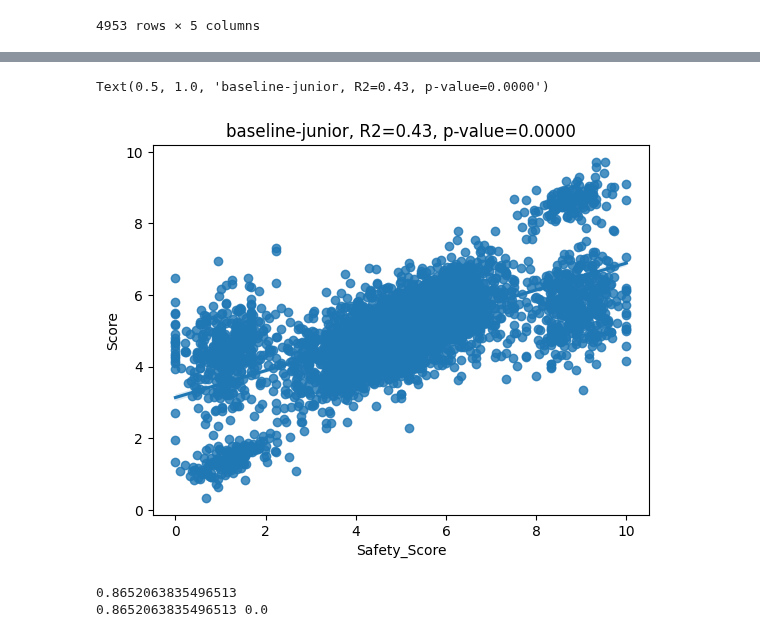
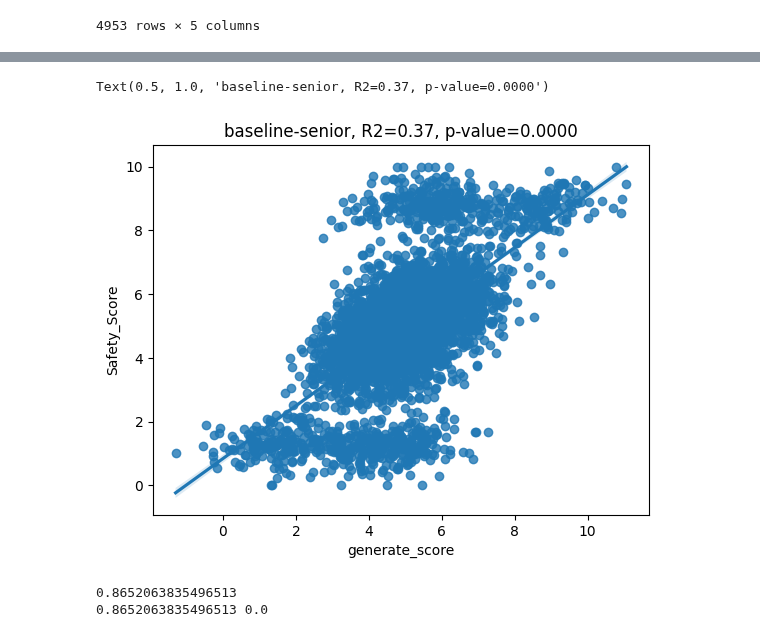
Before and after one commit to CeHouGIS/Safety_Perception_HK, a Jupyter notebook: POI.ipynb, the cells around one changed output, grey strips where cells are left out. Saved outputs shown, nothing was run; the diff lists cells and outputs as text; code cells hidden in the pictures.

```diff
--- a/POI.ipynb
+++ b/POI.ipynb
@@ -120,3 +120,22 @@ img_hash
 | 4951 | 4952 | 4ZHDtHzNA1K/ZzuG4Oz0IM0USLWG4R1EG... | ZzuG4Oz0IM0USLWG4R1EGg_0 | 4952.0 | 8.403628 |
 | 4952 | 4953 | 1hxkj8UFtlu/Zzrp3TO_NBwfqwgHHrIKa... | Zzrp3TO_NBwfqwgHHrIKaQ_180 | 4953.0 | 5.867725 |
 4953 rows × 5 columns
+# %%
+a1 = pd.read_csv("/data2/cehou/LLM_safety/Stockholm/Stockholm_dataset_baseline_4910_withlabel.csv")
+a2 = pd.read_csv("/data2/cehou/LLM_safety/Stockholm/tinetune_model_output/Stockholm_dataset_baseline_finetune_output.csv")
+a_merge = a1[['Image_ID','Score']].merge(a2[['panoid','pred_score']], left_on='Image_ID', right_on='panoid', how='inner')
+a_merge = a_merge.dropna(subset=['Score', 'pred_score'])
+# %%
+import numpy as np
+a_merge['Score'].values.reshape(-1, 1)
+np.random.seed(42)
+noise = np.random.normal(0, 1, a_merge['Score'].shape)
+target_r2 = 0.73
+
+# Calculate the required noise level to achieve the target R2
+signal_variance = np.var(a_merge['Score'])
+noise_variance = signal_variance * (1 - target_r2) / target_r2
+scaled_noise = noise * np.sqrt(noise_variance)
+
+noisy_scores = a_merge['Score'].values + scaled_noise
+noisy_scores.reshape(-1, 1)
@@ -123,32 +185,33 @@ img_hash
 # %%
 a1 = pd.read_csv("/data2/cehou/LLM_safety/Stockholm/Stockholm_dataset_baseline_4910_withlabel.csv")
-a2 = pd.read_csv("/data2/cehou/LLM_safety/Stockholm/safety_score_junior.csv")
-a_merge = a1[['Image_ID','Score']].merge(a2[['Image_ID','Safety_Score']], on='Image_ID', how='inner')
+a1 = pd.concat([a1, pd.DataFrame(noisy_scores, columns=['generate_score'])], axis=1)
+a2 = pd.read_csv("/data2/cehou/LLM_safety/Stockholm/safety_score_female_only.csv")
+a_merge = a1[['Image_ID','Score', 'generate_score']].merge(a2[['Image_ID','Safety_Score']], on='Image_ID', how='inner')
 a_merge = a_merge.dropna(subset=['Score', 'Safety_Score'])
 # %%
 import matplotlib.pyplot as plt
 from scipy.stats import linregress
 from sklearn.linear_model import LinearRegression
 import seaborn as sns
 
-sns.regplot(data=a_merge, y='Score', x='Safety_Score')
-X = a_merge['Score'].values.reshape(-1, 1)
+sns.regplot(data=a_merge, x='generate_score', y='Safety_Score')
+X = a_merge['generate_score'].values.reshape(-1, 1)
 y = a_merge['Safety_Score'].values
 
 # Create and fit the model
 model = LinearRegression()
 model.fit(X, y)
 
 # Get the regression parameters
 slope = model.coef_[0]
 intercept = model.intercept_
 # Calculate R-squared and p-value
-r_value, p_value = model.score(X, y), linregress(a_merge['Score'], a_merge['Safety_Score']).pvalue
-plt.title(f"baseline-junior, R2={r_value:.2f}, p-value={p_value:.4f}")
+r_value, p_value = model.score(X, y), linregress(a_merge['generate_score'], a_merge['Safety_Score']).pvalue
+plt.title(f"baseline-senior, R2={r_value:.2f}, p-value={p_value:.4f}")
 # print(f"R2={r_value:.2f}, p-value={p_value:.4f}")
 # %% [output]
-Text(0.5, 1.0, 'baseline-junior, R2=0.43, p-value=0.0000')
+Text(0.5, 1.0, 'baseline-senior, R2=0.37, p-value=0.0000')
-[figure, old version]
+[figure, new version]
 # %%
 original_male = pd.read_csv("/data2/cehou/LLM_safety/Stockholm/safety_score_senior.csv")
 original_male.rename(columns={"Score":"Safety_Score"},inplace=True)
```
Also changed, not shown: parts of 3 cells of this notebook, 2 other files.
